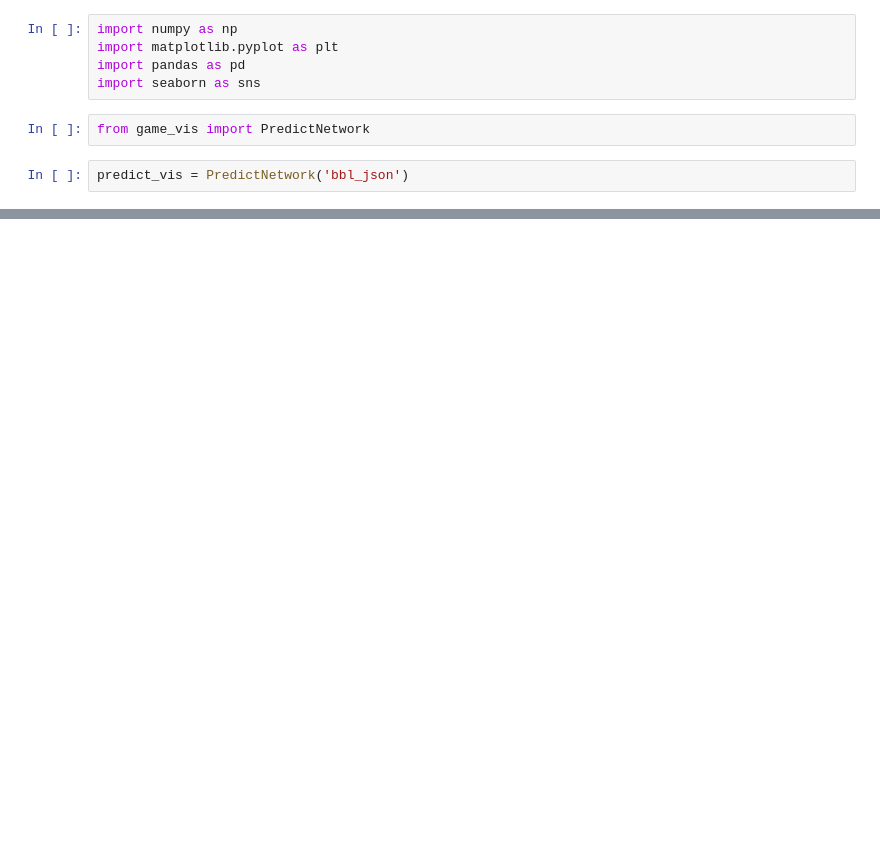
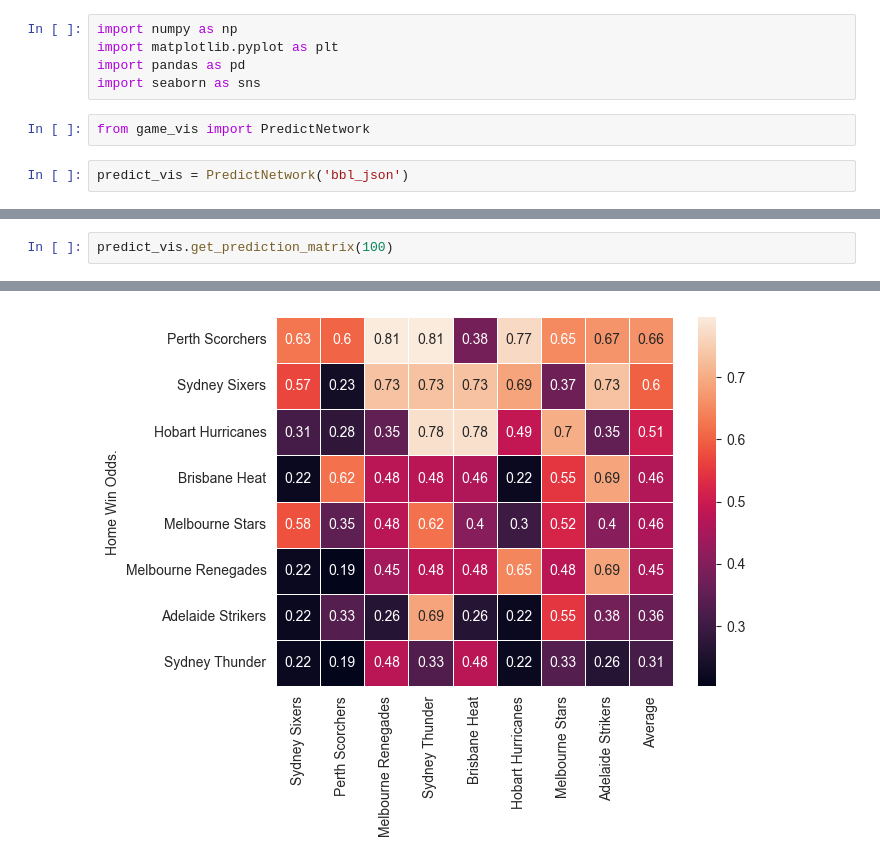
Before and after one commit to Blaxland691/BBLNN, a Jupyter notebook: analysis.ipynb, the cells around one changed output, grey strips where cells are left out. Saved outputs shown, nothing was run; the diff lists cells and outputs as text; blank space fills up the shorter version.

```diff
--- a/analysis.ipynb
+++ b/analysis.ipynb
@@ -27,0 +27,3 @@ mat
+# %%
+predict_vis.get_prediction_matrix(100)
+# %% [output]
@@ -27,0 +39 @@ mat
+[figure, added]
```
Also changed, not shown: parts of 5 cells of this notebook, 2 other files.
